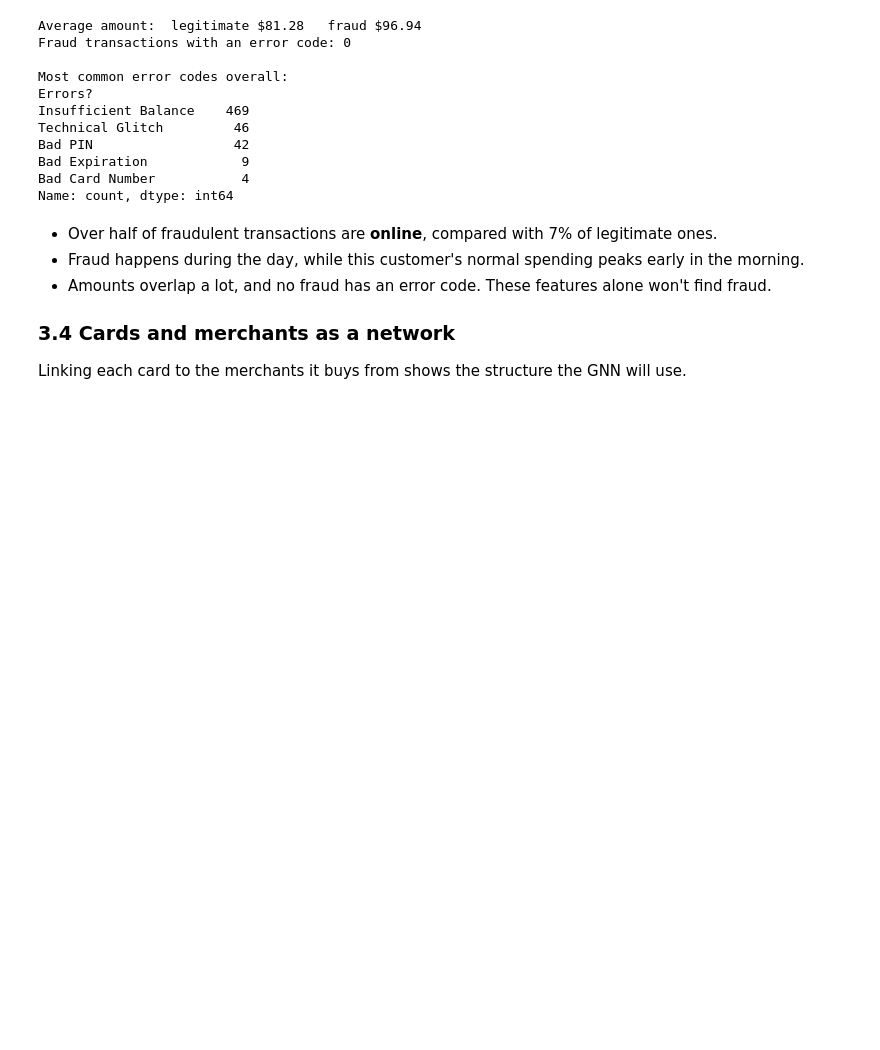
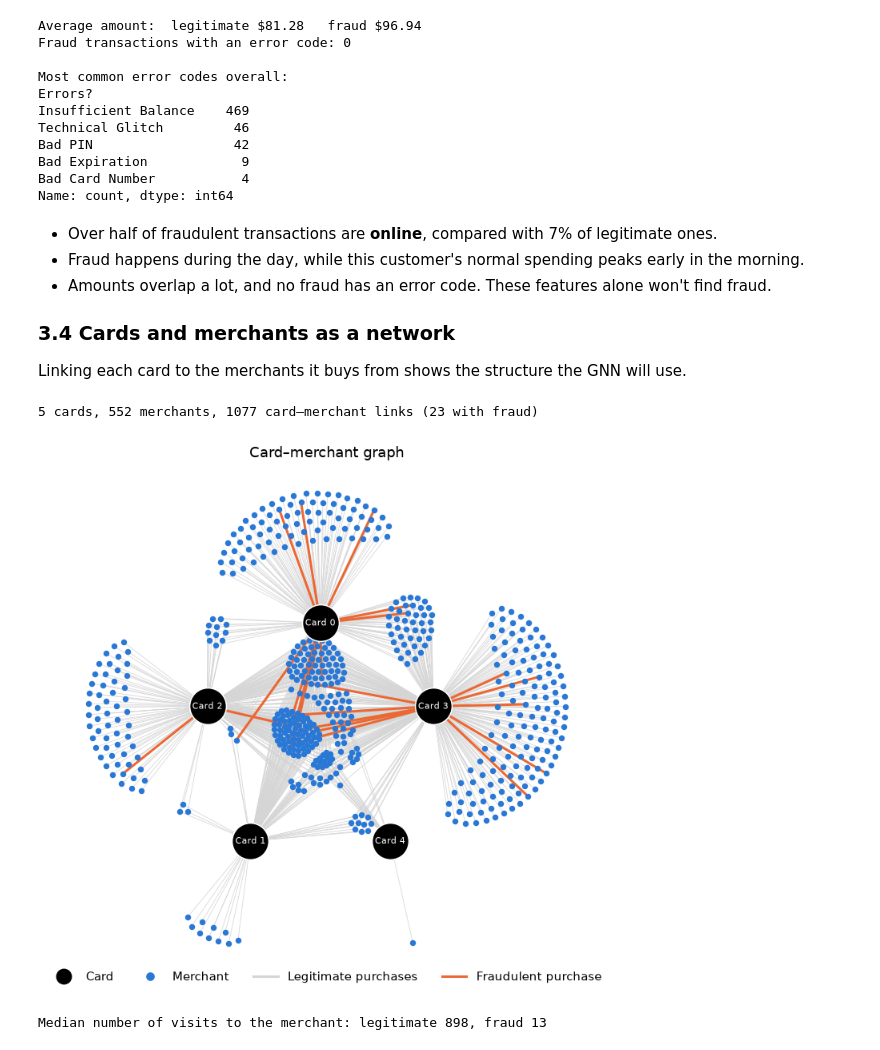
Before and after one commit to harryconnor/GNN-Fraud-Detection, a Jupyter notebook: Fraud_Detection_GNN.ipynb, the cells around one changed output. Drawn from its saved outputs; the diff is of its cells as text; code cells hidden in the pictures; blank space fills up the shorter version.

Commit message:
EDA: card-merchant network graph

```diff
--- a/Fraud_Detection_GNN.ipynb
+++ b/Fraud_Detection_GNN.ipynb
@@ -190,3 +190,44 @@ Name: count, dtype: int64
 
 ### 3.4 Cards and merchants as a network
 Linking each card to the merchants it buys from shows the structure the GNN will use.
+# %%
+G = nx.Graph()
+for (card, merchant), group in df.groupby(['Card', 'Merchant Name']):
+    G.add_edge(f'Card {card}', merchant, fraud=group['Is Fraud?'].max() == 1)
+
+cards = sorted(n for n in G if str(n).startswith('Card'))
+merchants = [n for n in G if n not in cards]
+fraud_edges = [e for e in G.edges if G.edges[e]['fraud']]
+print(f'{len(cards)} cards, {len(merchants)} merchants, {G.number_of_edges()} card–merchant links ({len(fraud_edges)} with fraud)')
+
+# Fix the cards in a circle so they don't overlap, and let the merchants arrange themselves around them
+card_order = ['Card 0', 'Card 2', 'Card 1', 'Card 4', 'Card 3']
+angles = np.linspace(0, 2 * np.pi, len(cards), endpoint=False) + np.pi / 2
+fixed = {c: (np.cos(a), np.sin(a)) for c, a in zip(card_order, angles)}
+pos = nx.spring_layout(G, pos=fixed, fixed=cards, k=0.15, iterations=200, seed=1)
+
+fig, ax = plt.subplots(figsize=(8, 7.6))
+nx.draw_networkx_edges(G, pos, ax=ax, edge_color='#d5d5d5', width=0.5)
+nx.draw_networkx_edges(G, pos, ax=ax, edgelist=fraud_edges, edge_color=ORANGE, width=2)
+nx.draw_networkx_nodes(G, pos, ax=ax, nodelist=merchants, node_size=15, node_color=BLUE)
+nx.draw_networkx_nodes(G, pos, ax=ax, nodelist=cards, node_size=900, node_color='black', edgecolors='white')
+nx.draw_networkx_labels(G, pos, ax=ax, labels={c: c for c in cards}, font_color='white', font_size=7)
+ax.legend(handles=[plt.Line2D([], [], marker='o', ls='', color='black', markersize=12, label='Card'),
+                   plt.Line2D([], [], marker='o', ls='', color=BLUE, markersize=6, label='Merchant'),
+                   plt.Line2D([], [], color='#d5d5d5', lw=2, label='Legitimate purchases'),
+                   plt.Line2D([], [], color=ORANGE, lw=2, label='Fraudulent purchase')],
+          loc='upper center', bbox_to_anchor=(0.5, 0.03), ncol=4, frameon=False)
+ax.set_title('Card–merchant graph', pad=0)
+ax.margins(0.02)
+ax.axis('off')
+plt.show()
+# %% [output]
+5 cards, 552 merchants, 1077 card–merchant links (23 with fraud)
+[figure, added]
+# %%
+merchant_visits = df.groupby('Merchant Name').size()
+busy = df['Merchant Name'].map(merchant_visits)
+print(f"Median number of visits to the merchant: legitimate {busy[df['Is Fraud?'] == 0].median():.0f}, "
+      f"fraud {busy[df['Is Fraud?'] == 1].median():.0f}")
+# %% [output]
+Median number of visits to the merchant: legitimate 898, fraud 13
```
Also changed, not shown: parts of 1 cell of this notebook.
